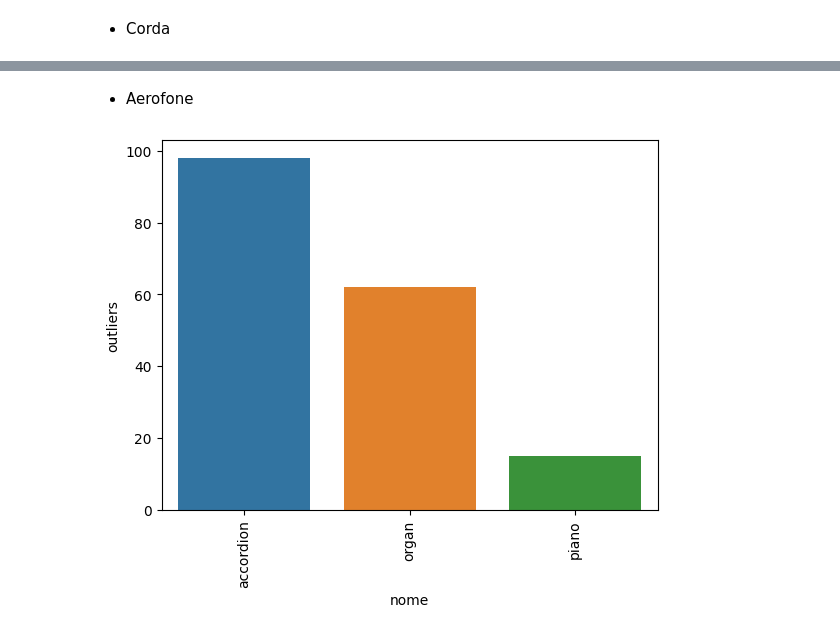
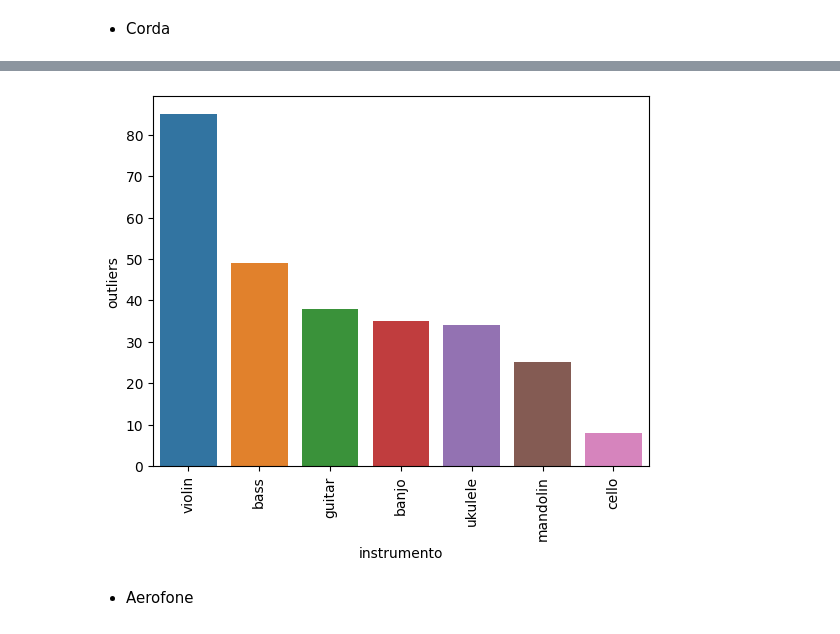
Before and after one commit to Douglas-cc/detected_instruments, a Jupyter notebook: notebooks/analise_anomalias.ipynb, the cells around one changed output, grey strips where cells are left out. Drawn from its saved outputs; the diff is of its cells as text; code cells hidden in the pictures.

```diff
--- a/notebooks/analise_anomalias.ipynb
+++ b/notebooks/analise_anomalias.ipynb
@@ -246,6 +213,6 @@ ac.plot_outilers_inst(outilers_corda)
+# %%
+ac.plot_outilers_inst(dataframe=df_inst_corda, pred=knn_pred_corda["predictions"])
+# %% [output]
+[figure, added]
 # %% [markdown]
 - Aerofone
-# %%
-ac.plot_outilers_inst(outilers_aerofone)
-# %% [output]
-[figure, removed]
```
Also changed, not shown: parts of 26 cells of this notebook, 7 other files.
